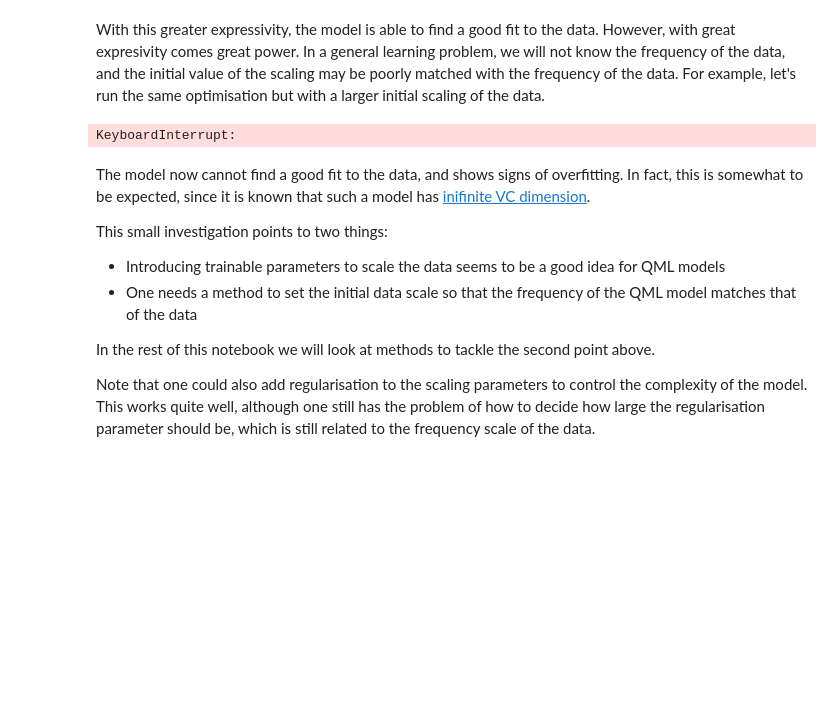
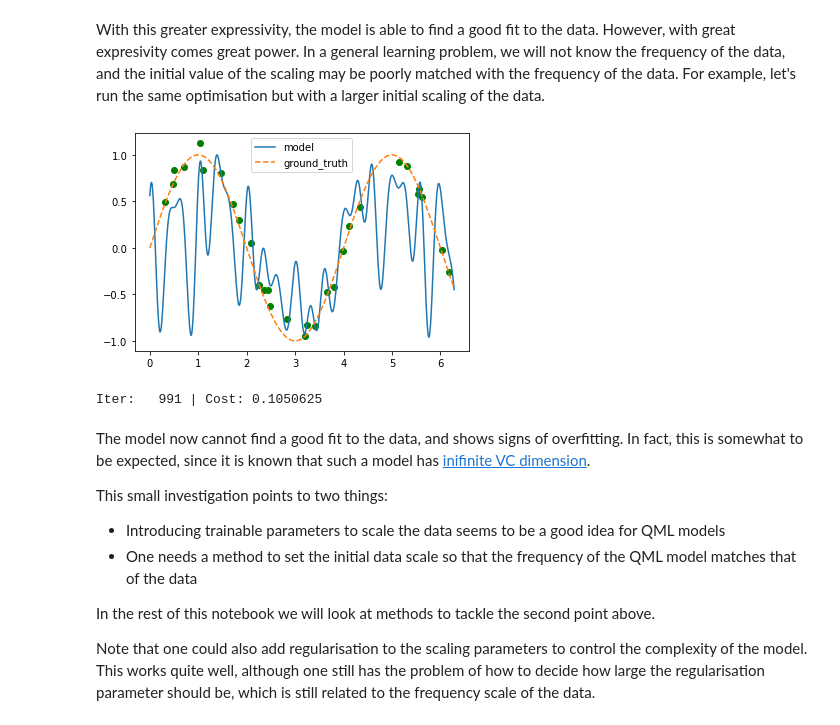
Before and after one commit to AlbertMitjans/hackweek, a Jupyter notebook: src/data_scaling_for_QML.ipynb, the cells around one changed output. Cells and saved outputs as stored; diff of their text form; code cells hidden in the pictures; blank space fills up the shorter version.

```diff
--- a/src/data_scaling_for_QML.ipynb
+++ b/src/data_scaling_for_QML.ipynb
@@ -148,9 +150,10 @@ Iter:   991 | Cost: 0.0047725
 # %% [markdown]
 With this greater expressivity, the model is able to find a good fit to the data. However, with great expresivity comes great power. In a general learning problem, we will not know the frequency of the data, and the initial value of the scaling may be poorly matched with the frequency of the data. For example, let's run the same optimisation but with a larger initial scaling of the data.
 # %%
-optimise_model(params,X,Y,initial_scaling=20,lr=0.1)
+optimise_model(params,X,Y,initial_scaling=6,lr=0.1)
 # %% [output]
+[figure, added]
-KeyboardInterrupt:
+Iter:   991 | Cost: 0.1050625
 # %% [markdown]
 The model now cannot find a good fit to the data, and shows signs of overfitting. In fact, this is somewhat to be expected, since it is known that such a model has [inifinite VC dimension](https://meticulousdatascience.com/journal/vc-dimension.html).
 
```
Also changed, not shown: parts of 26 cells of this notebook.
